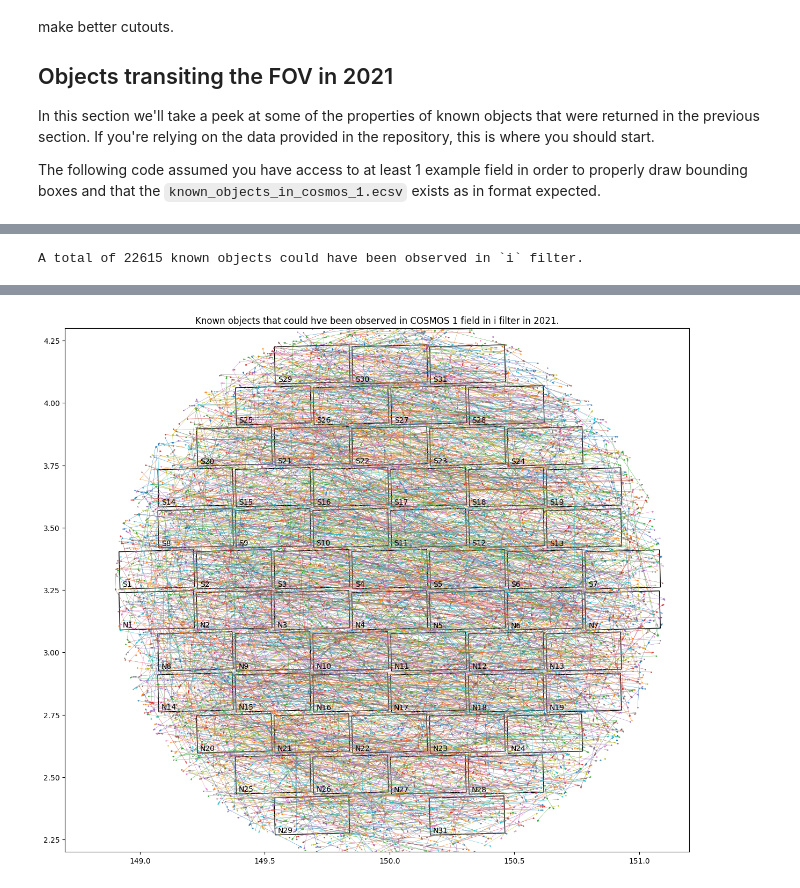
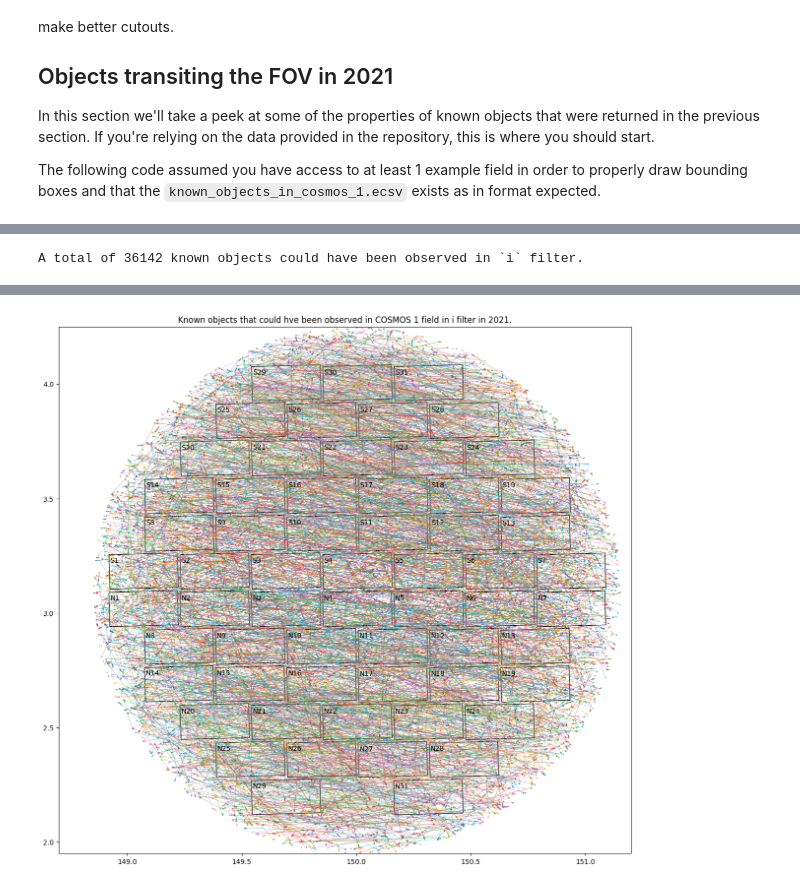
Before and after one commit to DinoBektesevic/cosmos1_2021_data_exploration, a Jupyter notebook: COSMOS1_Data_Exploration.ipynb, the cells around one changed output, grey strips where cells are left out. Drawn from its saved outputs; the diff is of its cells as text; code cells hidden in the pictures.

```diff
--- a/COSMOS1_Data_Exploration.ipynb
+++ b/COSMOS1_Data_Exploration.ipynb
@@ -26,13 +28,8 @@ The survey is described in more depth in [this paper](https://ui.adsabs.harvard.
 
 The COSMOS 1 field is generally located at:
 # %%
-# the first is reported by FITS WCS, but the second values are better for Skybot
-# The raw WCS vs fitted WCS seems much better. So we will look for a wide ADA
-# cone and use a slightly "wrong" dec_center
-#ra_center = 150.00045
-#dec_center = 3.10005
-ra_center = 150.00045
-dec_center = 3.248005
+ra_center = 150.002625
+dec_center = 3.09713889
 # %% [markdown]
 DECam and CTIO cover approximately 3 square degrees on the sky, i.e. it spans the radius of:
 # %%
@@ -266,7 +263,7 @@ plot_all_objs(ax, i_filter_only, (ra_center, dec_center), show_field=False, lw=0
 
 ax.set_title("Known objects that could hve been observed in COSMOS 1 field in i filter in 2021.")
 ax.set_xlim(148.7, 151.2)
-ax.set_ylim(2.2, 4.3)
+ax.set_ylim(1.95, 4.25)
 ax.set_aspect("equal")
 # %% [output]
-A total of 22615 known objects could have been observed in `i` filter.
+A total of 36142 known objects could have been observed in `i` filter.
@@ -279,3 +270,3 @@ WARNING: FITSFixedWarning: The WCS transformation has more axes (2) than the ima
-[figure, old version]
+[figure, new version]
 # %%
 fig, ax = plt.subplots(figsize=(15, 15))
```
Also changed, not shown: parts of 9 cells of this notebook, 4 other files.
